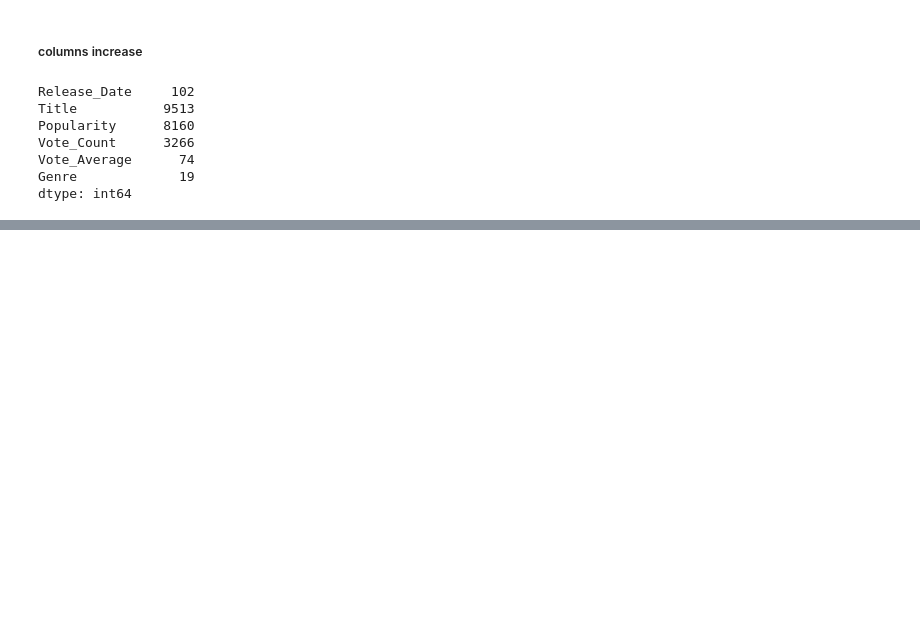
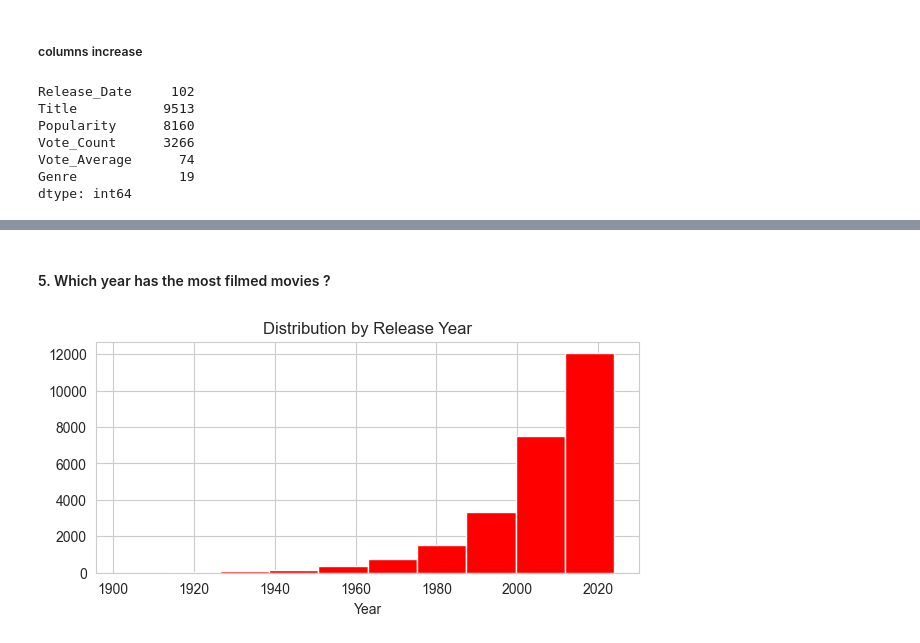
Before and after one commit to Digvijay-0/netflix_movies, a Jupyter notebook: movie.ipynb, the cells around one changed output, grey strips where cells are left out. Saved outputs shown, nothing was run; the diff lists cells and outputs as text; code cells hidden in the pictures; blank space fills up the shorter version.

```diff
--- a/movie.ipynb
+++ b/movie.ipynb
@@ -146,3 +195,14 @@ dtype: int64
+# %% [markdown]
+#### 5. Which year has the most filmed movies ?
+# %%
+plt.figure(figsize= (7,3))
+
+plt.hist(x= 'Release_Date', data = df, color= 'red')
+plt.title('Distribution by Release Year')
+plt.xlabel('Year')
+plt.show()
+# %% [output]
+[figure, added]
 # %%
 df.head()
 # %% [output]
```
Also changed, not shown: parts of 12 cells of this notebook.
